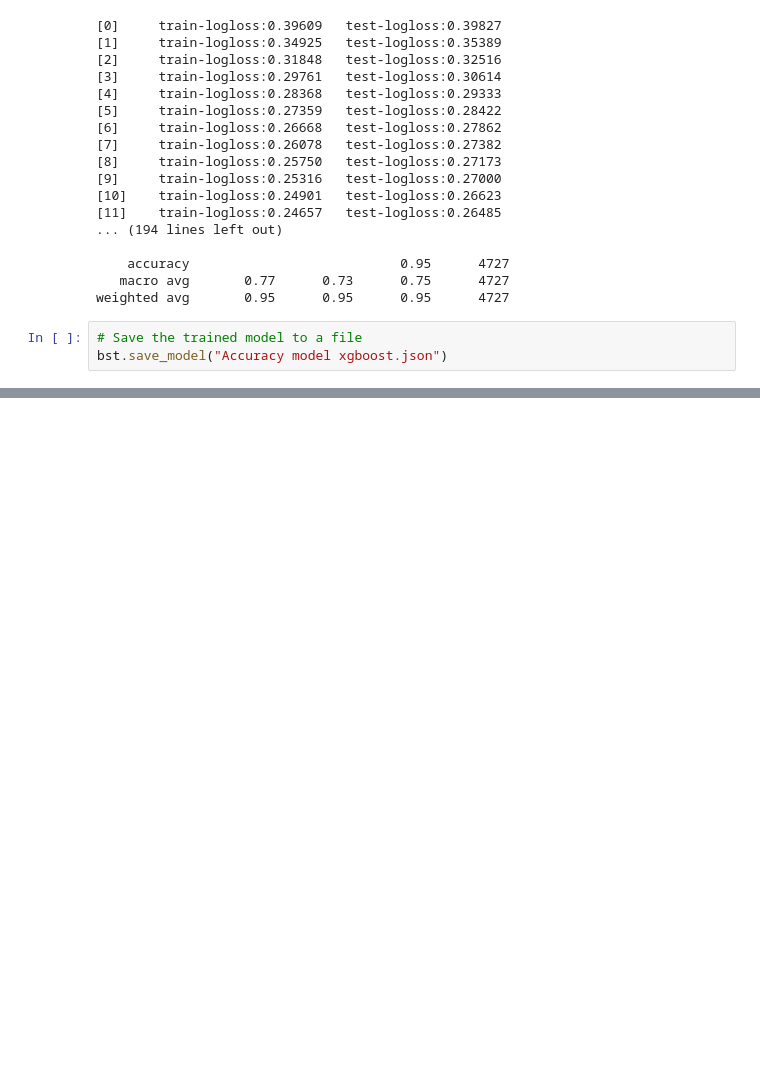
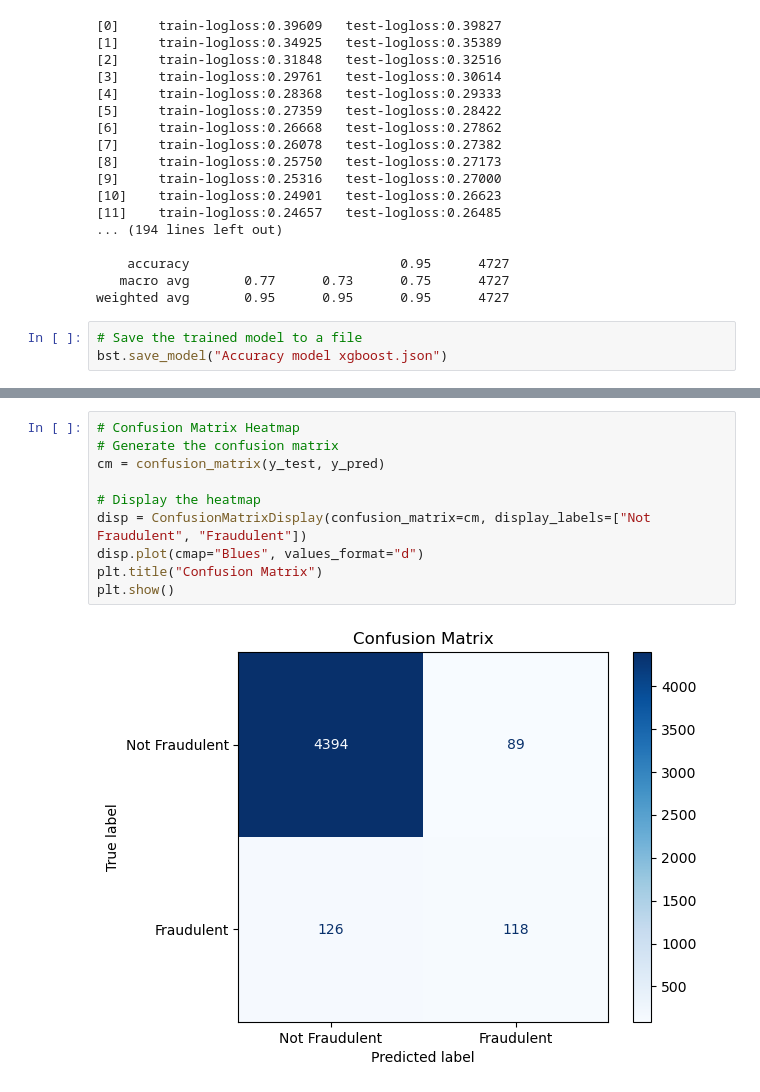
Before and after one commit to aferrodelgado/Project-4, a Jupyter notebook: Accuracy model XGBoost.ipynb, the cells around one changed output, grey strips where cells are left out. Saved outputs shown, nothing was run; the diff lists cells and outputs as text; blank space fills up the shorter version.

```diff
--- a/Accuracy model XGBoost.ipynb
+++ b/Accuracy model XGBoost.ipynb
@@ -296,0 +363,12 @@ bst.save_model("Accuracy model xgboost.json")
+# %%
+# Confusion Matrix Heatmap
+# Generate the confusion matrix
+cm = confusion_matrix(y_test, y_pred)
+
+# Display the heatmap
+disp = ConfusionMatrixDisplay(confusion_matrix=cm, display_labels=["Not Fraudulent", "Fraudulent"])
+disp.plot(cmap="Blues", values_format="d")
+plt.title("Confusion Matrix")
+plt.show()
+# %% [output]
+[figure, added]
```
Also changed, not shown: parts of 5 cells of this notebook, 1 other file.
